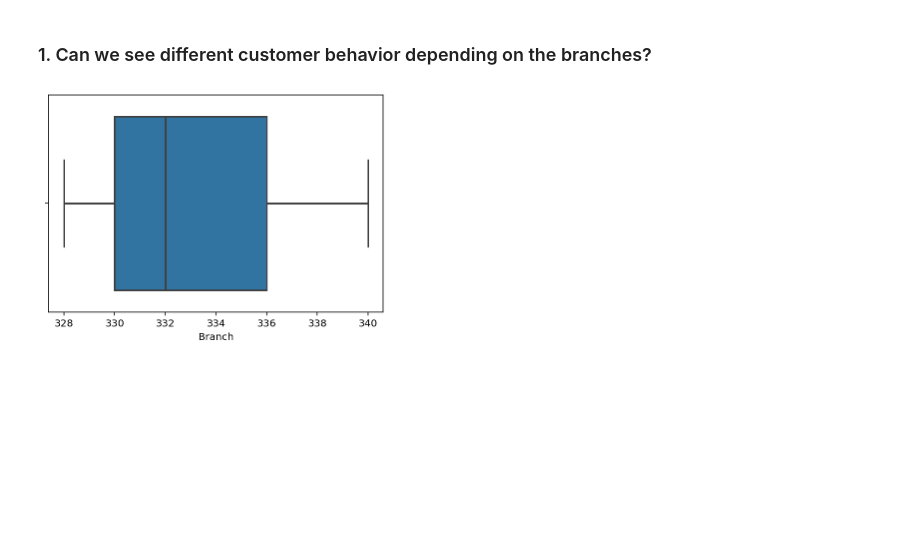
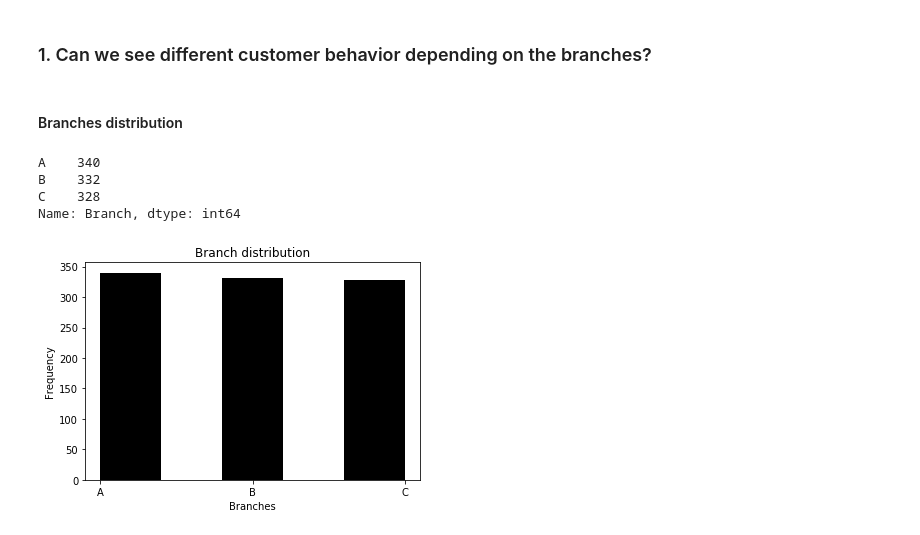
Before and after one commit to Mariehllrd/EDA-supermarket-sales, a Jupyter notebook: EDA.ipynb, the cells around one changed output. Cells and saved outputs as stored; diff of their text form; code cells hidden in the pictures; blank space fills up the shorter version.

```diff
--- a/EDA.ipynb
+++ b/EDA.ipynb
@@ -50,9 +51,13 @@ Index(['Branch', 'YearMonth', 'Weekday', 'Hour', 'Product line', 'Unit price',
       dtype='object')
 # %% [markdown]
 ### 1. Can we see different customer behavior depending on the branches?
+# %% [markdown]
+#### Branches distribution
 # %%
-# Checking distribution
-sns.boxplot(x = retail["Branch"].value_counts())
-plt.show()
+# Branches distribution
+retail['Branch'].value_counts()
 # %% [output]
-[figure, removed]
+A    340
+B    332
+C    328
+Name: Branch, dtype: int64
@@ -62,0 +64,9 @@ branch_a
+# %%
+# Very close to balanced population
+plt.hist(retail["Branch"].sort_values(), color = "black", bins = 5)
+plt.xlabel('Branches')
+plt.ylabel('Frequency')
+plt.title('Branch distribution')
+plt.show()
+# %% [output]
+[figure, added]
```
Also changed, not shown: parts of 19 cells of this notebook.
